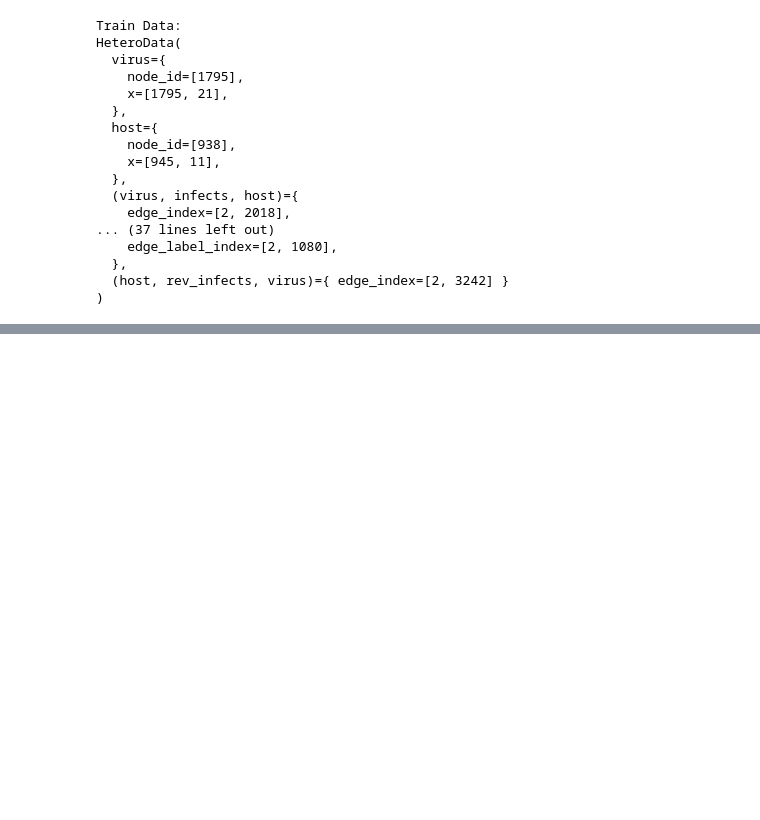
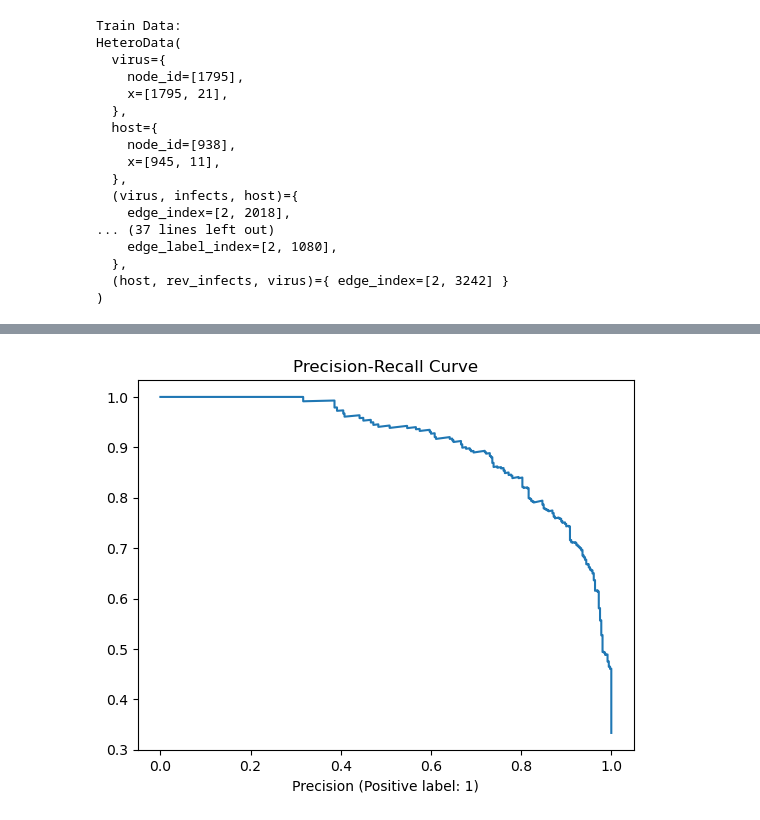
Before and after one commit to gdriskill/zoonotic-diseases, a Jupyter notebook: scripts/gnn/train_eval_avian-dfencoder.ipynb, the cells around one changed output, grey strips where cells are left out. Cells and saved outputs as stored; diff of their text form; code cells hidden in the pictures; blank space fills up the shorter version.

```diff
--- a/scripts/gnn/train_eval_avian-dfencoder.ipynb
+++ b/scripts/gnn/train_eval_avian-dfencoder.ipynb
@@ -448,0 +452,9 @@ plt.show()
+# %%
+plt.figure()
+plt.plot(recalls, precisions)
+plt.xlabel('Recall (Positive label: 1)')
+plt.xlabel('Precision (Positive label: 1)')
+plt.title('Precision-Recall Curve')
+plt.show()
+# %% [output]
+[figure, added]
```
Also changed, not shown: parts of 8 cells of this notebook.
